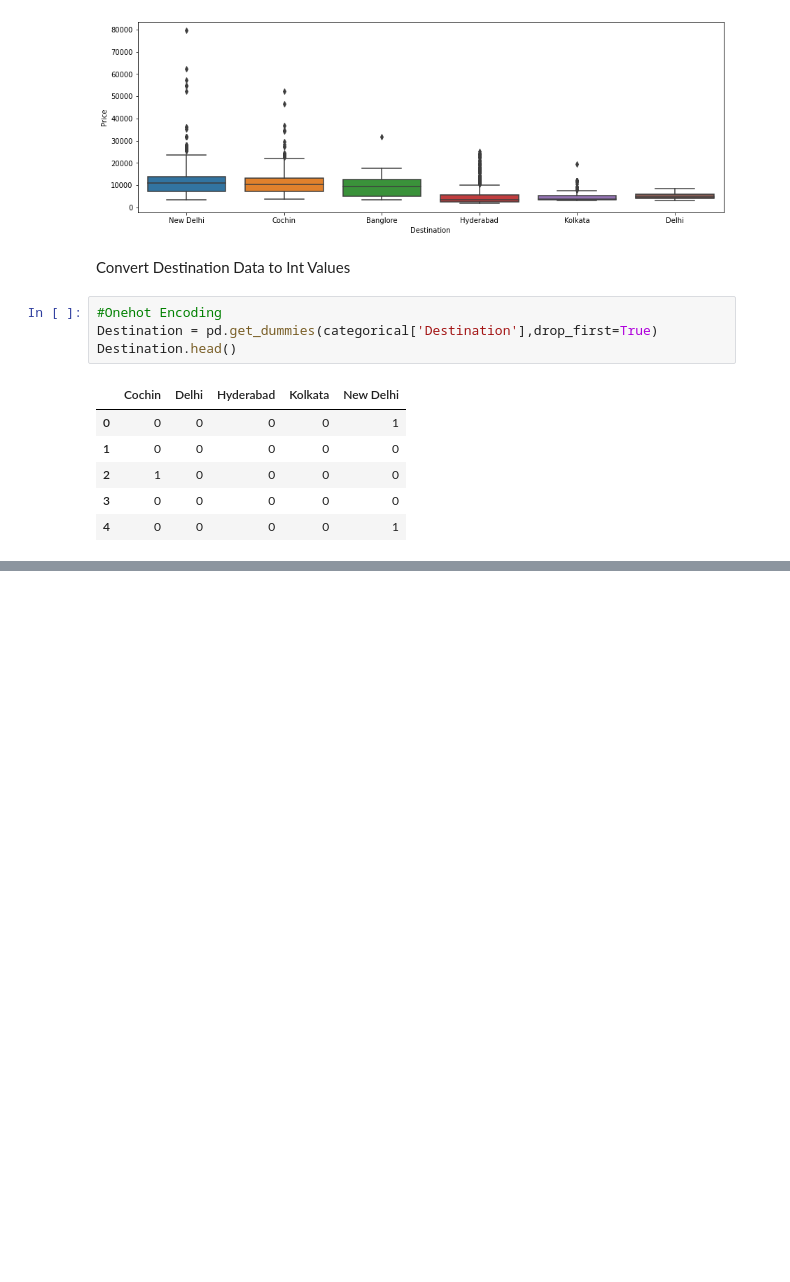
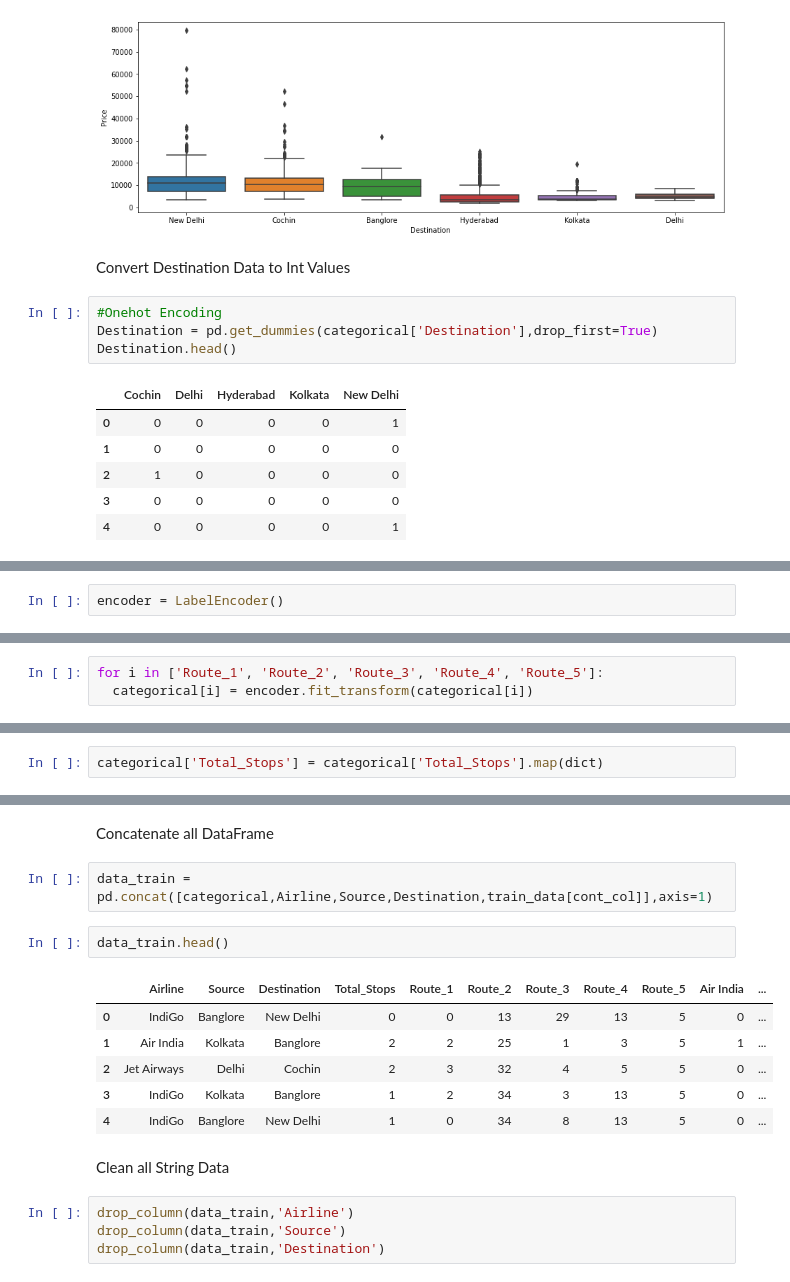
Before and after one commit to crzysab/Data-Science-Real-Projects-in-Python, a Jupyter notebook: Predict_Fare_of_Airlines_Tickets_using_Machine_Learning.ipynb, the cells around one changed output, grey strips where cells are left out. Cells and saved outputs as stored; diff of their text form; blank space fills up the shorter version.

```diff
--- a/Predict_Fare_of_Airlines_Tickets_using_Machine_Learning.ipynb
+++ b/Predict_Fare_of_Airlines_Tickets_using_Machine_Learning.ipynb
@@ -429,0 +556,2 @@ Destination.head()
+# %%
+encoder = LabelEncoder()
@@ -429,0 +566,3 @@ Destination.head()
+# %%
+for i in ['Route_1', 'Route_2', 'Route_3', 'Route_4', 'Route_5']:
+  categorical[i] = encoder.fit_transform(categorical[i])
@@ -429,0 +603,2 @@ Destination.head()
+# %%
+categorical['Total_Stops'] = categorical['Total_Stops'].map(dict)
@@ -429,0 +620,19 @@ Destination.head()
+# %% [markdown]
+Concatenate all DataFrame
+# %%
+data_train = pd.concat([categorical,Airline,Source,Destination,train_data[cont_col]],axis=1)
+# %%
+data_train.head()
+# %% [output]
+|  | Airline | Source | Destination | Total_Stops | Route_1 | Route_2 | Route_3 | Route_4 | Route_5 | Air India | ... |
+| 0 | IndiGo | Banglore | New Delhi | 0 | 0 | 13 | 29 | 13 | 5 | 0 | ... |
+| 1 | Air India | Kolkata | Banglore | 2 | 2 | 25 | 1 | 3 | 5 | 1 | ... |
+| 2 | Jet Airways | Delhi | Cochin | 2 | 3 | 32 | 4 | 5 | 5 | 0 | ... |
+| 3 | IndiGo | Kolkata | Banglore | 1 | 2 | 34 | 3 | 13 | 5 | 0 | ... |
+| 4 | IndiGo | Banglore | New Delhi | 1 | 0 | 34 | 8 | 13 | 5 | 0 | ... |
+# %% [markdown]
+Clean all String Data
+# %%
+drop_column(data_train,'Airline')
+drop_column(data_train,'Source')
+drop_column(data_train,'Destination')
```
Also changed, not shown: parts of 31 cells of this notebook.
